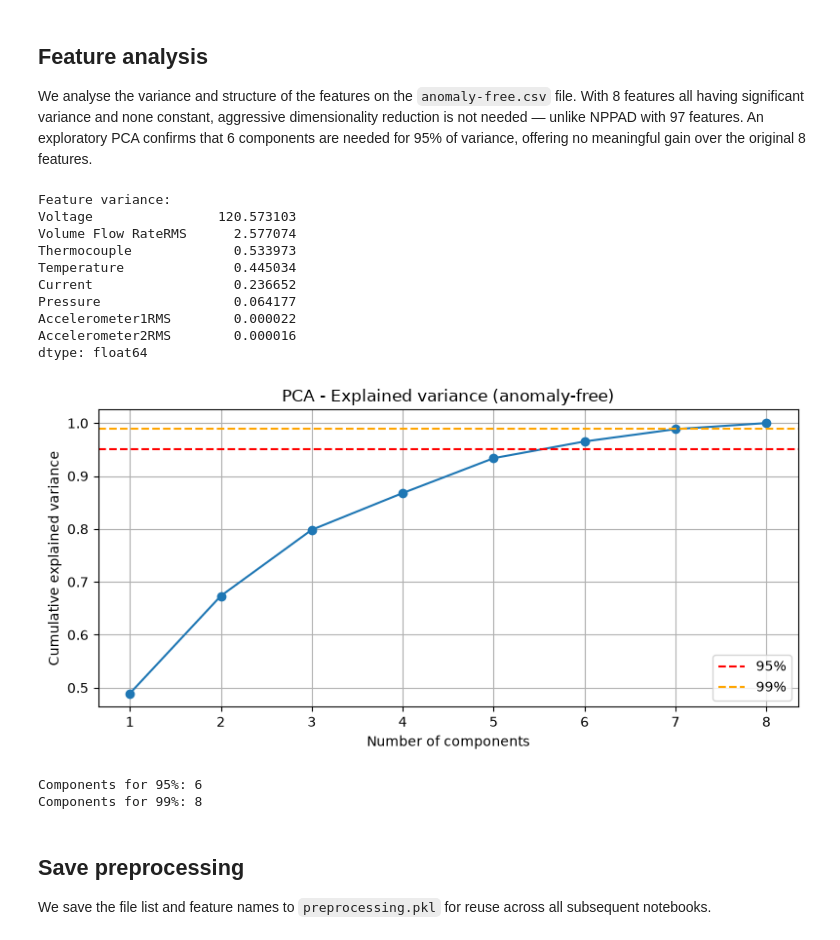
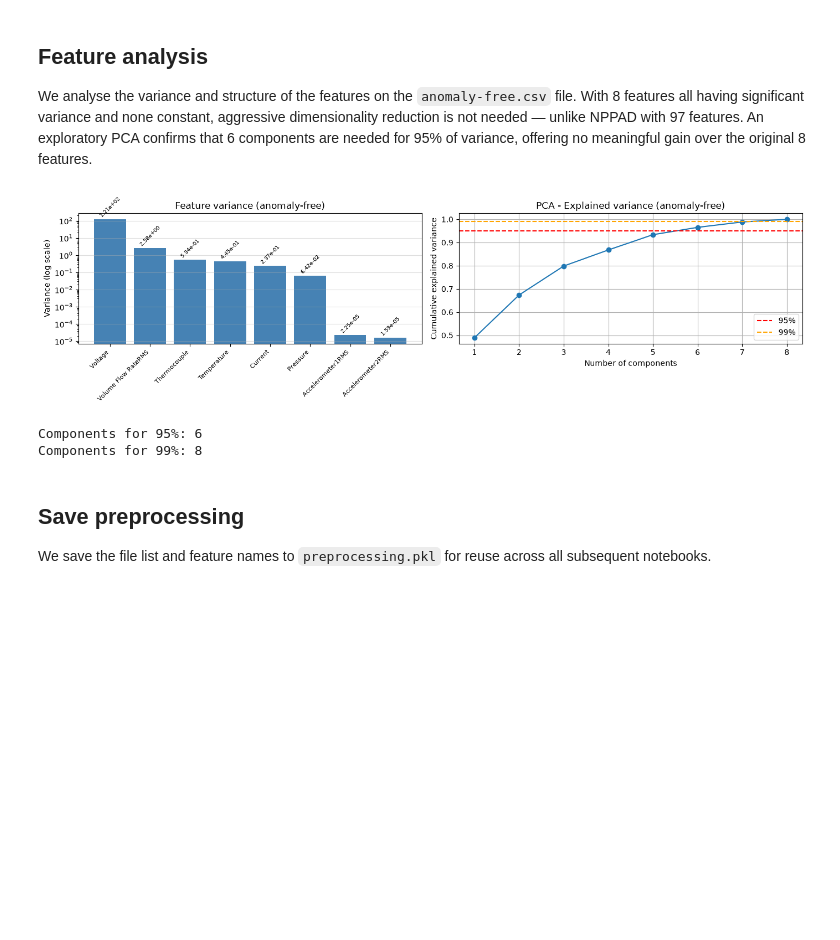
Before and after one commit to chiarasivieri/AIUnibo, a Jupyter notebook: ai-in-industry/02_preprocessingE.ipynb, the cells around one changed output. Saved outputs shown, nothing was run; the diff lists cells and outputs as text; code cells hidden in the pictures; blank space fills up the shorter version.

Commit message:
variance

```diff
--- a/ai-in-industry/02_preprocessingE.ipynb
+++ b/ai-in-industry/02_preprocessingE.ipynb
@@ -55,51 +55,49 @@ We analyse the variance and structure of the features on the `anomaly-free.csv`
 # %%
 from sklearn.decomposition import PCA
 import matplotlib.pyplot as plt
 
-# Use anomaly-free for exploratory analysis
 df_normal = pd.read_csv(os.path.join(DATA_PATH, "anomaly-free/anomaly-free.csv"), sep=";")
 
-# Feature variance
+# Feature variance as bar chart
 variances = df_normal[features].var().sort_values(ascending=False)
-print("Feature variance:")
-print(variances)
 
-# Exploratory PCA
+fig, axes = plt.subplots(1, 2, figsize=(14, 4))
+
+# Bar chart con scala log e valori
+axes[0].bar(variances.index, variances.values, color="steelblue")
+axes[0].set_yscale("log")
+axes[0].set_xticklabels(variances.index, rotation=45, ha="right", fontsize=8)
+axes[0].set_ylabel("Variance (log scale)")
+axes[0].set_title("Feature variance (anomaly-free)")
+axes[0].grid(axis="y", alpha=0.4)
+for i, (name, val) in enumerate(variances.items()):
+    axes[0].text(i, val * 1.3, f"{val:.2e}", ha="center", fontsize=7, rotation=45)
+
+# PCA
 scaler_exp = StandardScaler()
 X_exp = scaler_exp.fit_transform(df_normal[features].values)
-
 pca_full = PCA()
 pca_full.fit(X_exp)
 cumvar = np.cumsum(pca_full.explained_variance_ratio_)
 
-plt.figure(figsize=(8, 4))
-plt.plot(range(1, len(cumvar)+1), cumvar, marker="o")
-plt.axhline(y=0.95, color="red", linestyle="--", label="95%")
-plt.axhline(y=0.99, color="orange", linestyle="--", label="99%")
-plt.xlabel("Number of components")
-plt.ylabel("Cumulative explained variance")
-plt.title("PCA - Explained variance (anomaly-free)")
-plt.legend()
-plt.grid(True)
+axes[1].plot(range(1, len(cumvar)+1), cumvar, marker="o")
+axes[1].axhline(y=0.95, color="red", linestyle="--", label="95%")
+axes[1].axhline(y=0.99, color="orange", linestyle="--", label="99%")
+axes[1].set_xlabel("Number of components")
+axes[1].set_ylabel("Cumulative explained variance")
+axes[1].set_title("PCA - Explained variance (anomaly-free)")
+axes[1].legend()
+axes[1].grid(True)
+
 plt.tight_layout()
 plt.show()
 
 print(f"Components for 95%: {np.argmax(cumvar >= 0.95) + 1}")
 print(f"Components for 99%: {np.argmax(cumvar >= 0.99) + 1}")
 # %% [output]
+[figure, new version]
-Feature variance:
-Voltage                120.573103
-Volume Flow RateRMS      2.577074
-Thermocouple             0.533973
-Temperature              0.445034
-Current                  0.236652
-Pressure                 0.064177
-Accelerometer1RMS        0.000022
-Accelerometer2RMS        0.000016
-dtype: float64
+Components for 95%: 6
+Components for 99%: 8
-[figure, old version]
-Components for 95%: 6
-Components for 99%: 8
 # %% [markdown]
 ## Save preprocessing
 
```
Also changed, not shown: 1 other file.
